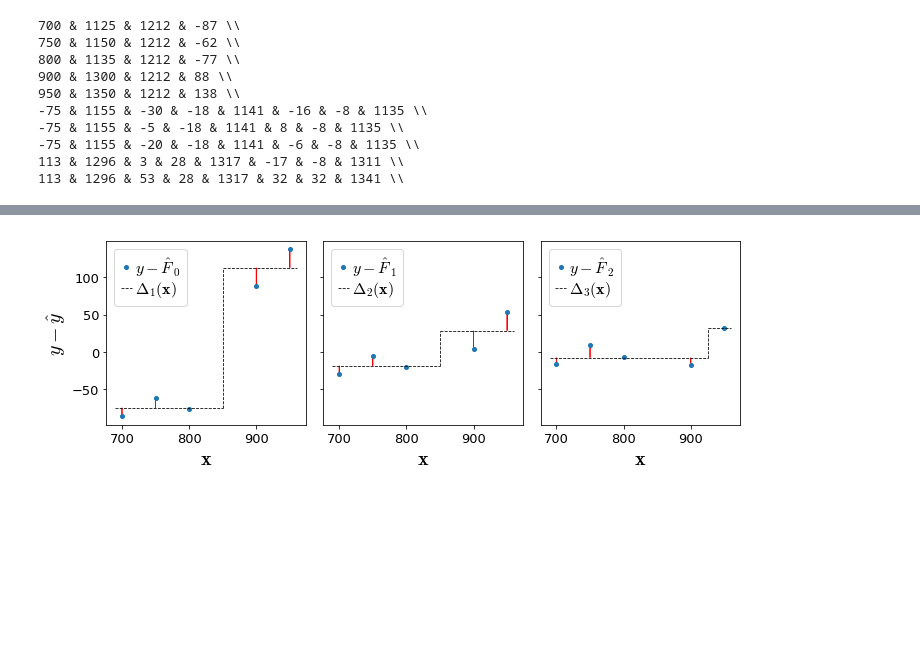
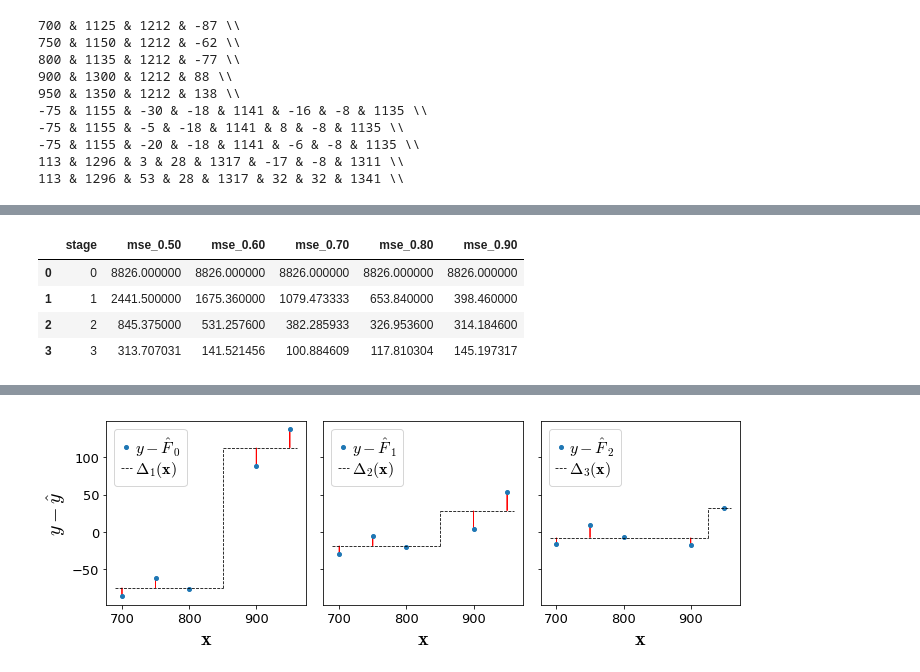
Before and after one commit to parrt/ml-articles, a Jupyter notebook: gradient-boosting/notebooks/dev.ipynb, the cells around one changed output, grey strips where cells are left out. Cells and saved outputs as stored; diff of their text form; code cells hidden in the pictures; blank space fills up the shorter version.

```diff
--- a/gradient-boosting/notebooks/dev.ipynb
+++ b/gradient-boosting/notebooks/dev.ipynb
@@ -123,0 +122,18 @@ plt.show()
+# %%
+stages = 4
+df = data() # fresh data
+
+df_mse = pd.DataFrame(data={"stage":range(stages)})
+
+for eta in np.arange(.5, 1, .1):
+    mse,mae = boost(df, 'sqfeet', 'rent', splits, eta, stages)
+    df_mse[f'mse_{eta:.2f}'] = mse
+
+mse = [mean_squared_error(df.rent, df[f'F{s}']) for s in range(4)]
+df_mse
+# %% [output]
+|  | stage | mse_0.50 | mse_0.60 | mse_0.70 | mse_0.80 | mse_0.90 |
+| 0 | 0 | 8826.000000 | 8826.000000 | 8826.000000 | 8826.000000 | 8826.000000 |
+| 1 | 1 | 2441.500000 | 1675.360000 | 1079.473333 | 653.840000 | 398.460000 |
+| 2 | 2 | 845.375000 | 531.257600 | 382.285933 | 326.953600 | 314.184600 |
+| 3 | 3 | 313.707031 | 141.521456 | 100.884609 | 117.810304 | 145.197317 |
```
Also changed, not shown: parts of 4 cells of this notebook, 1 other file.
